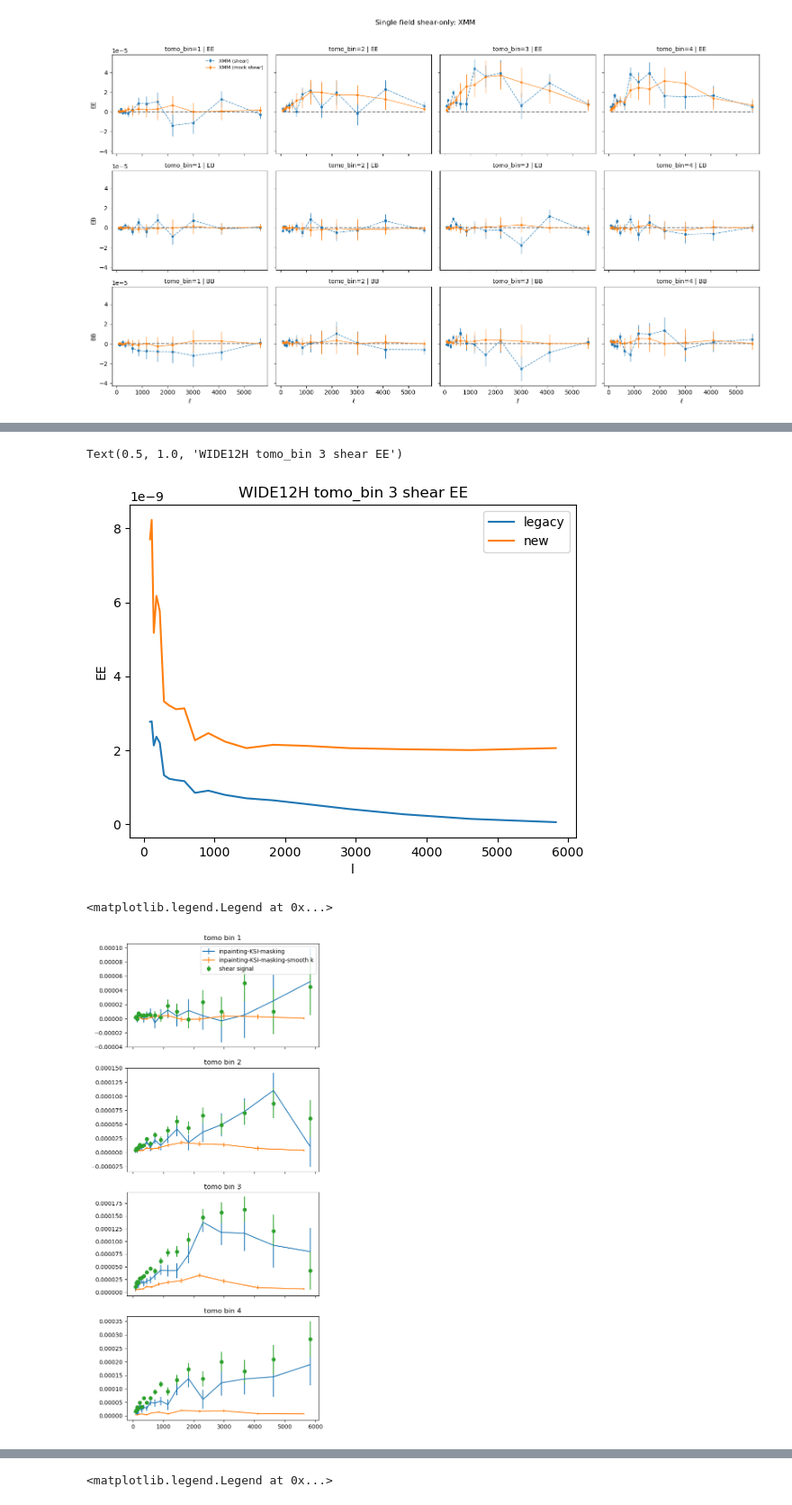
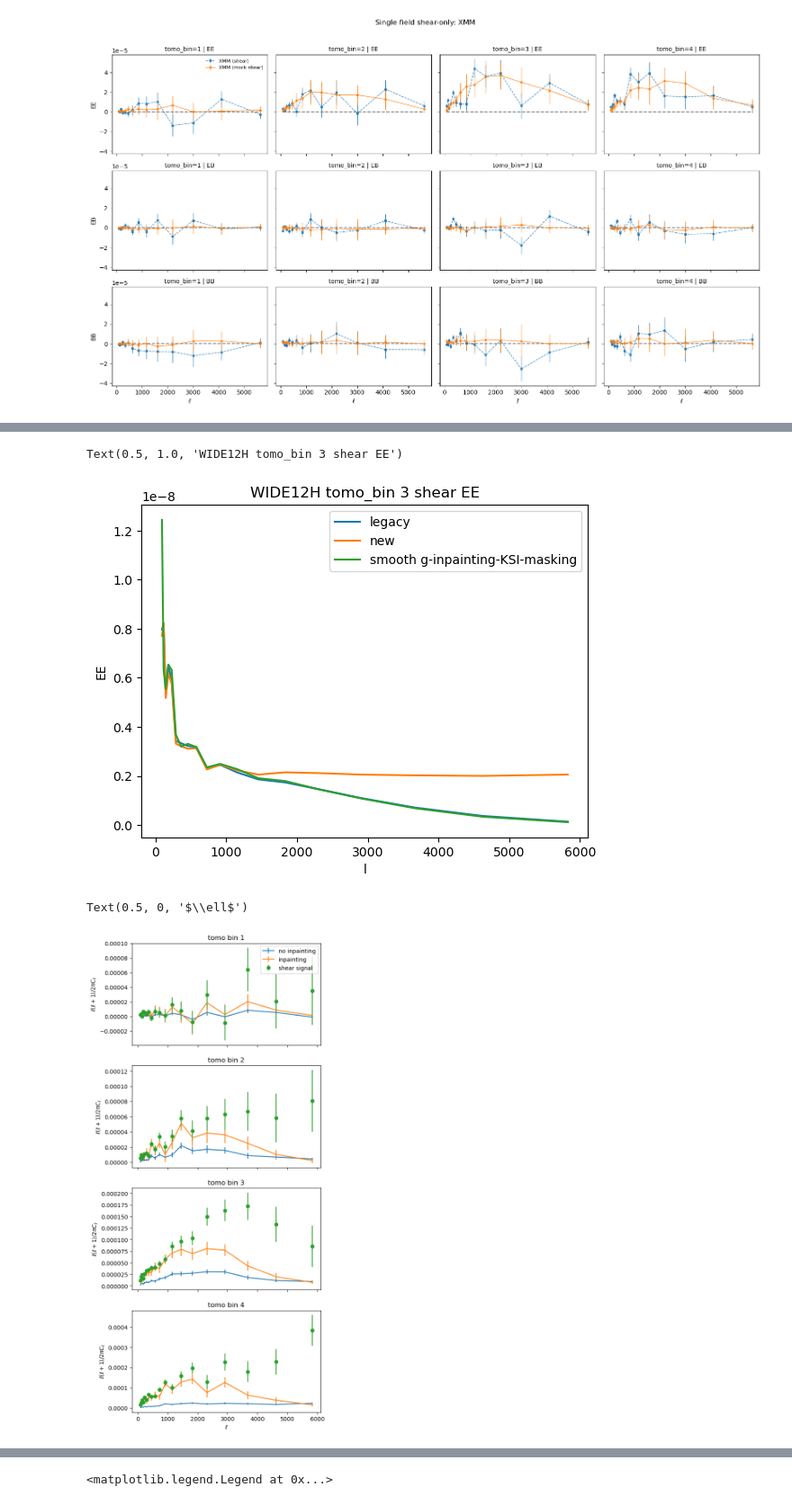
Before and after one commit to MeloDi-23/HSC-NG-Y3, a Jupyter notebook: kappa_signal_final_tomobin.ipynb, the cells around one changed output, grey strips where cells are left out. Shown at 90% size. Cells and saved outputs as stored; diff of their text form; code cells hidden in the pictures.

Commit message:
add new smoothing and test with that

```diff
--- a/kappa_signal_final_tomobin.ipynb
+++ b/kappa_signal_final_tomobin.ipynb
@@ -165,10 +165,11 @@ for procedure in [
 for procedure in [
     'smooth g-inpainting-KSI-masking',
     'smooth g-KSI-masking',
-    'KSI-masking-smooth k',
-    'inpainting-KSI-masking-smooth k',
+    'smooth g-inpainting-KSI-masking-smooth k',
+    # 'KSI-masking-smooth k',
+    # 'inpainting-KSI-masking-smooth k',
     # 'KSI-masking',
-    'inpainting-KSI-masking'
+    # 'inpainting-KSI-masking'
 ]:
     for field in name_fields:
         for zbin in [1,2,3,4]:
@@ -246,7 +247,7 @@ def weighted_average_shear(mode_name, tomo_bin, _slice, weight='inverse_cov', us
             # stat_g = array2dict_k(np.loadtxt(f"results/Cl_results_{field}_smooth_g_z{tomo_bin}_negg2_smooth.txt"))      # smoothed here.
             stat_g = array2dict_k(np.loadtxt(f"results/Cl_results_shear_{field}_z{tomo_bin}_negg2_masked_smooth.txt"))      # smoothed here.
         else:
-            stat_g = array2dict_k(np.loadtxt(f"results/Cl_results_{field}_smooth_g_z{tomo_bin}_negg2_cmp.txt"))         # no smooth
+            stat_g = array2dict_k(np.loadtxt(f"results/Cl_results_shear_{field}_z{tomo_bin}_negg2_unsmooth.txt"))         # no smooth
 
         s_real = stat_g[mode_name] - stat_g[f"{mode_name}_rm"]
 
@@ -421,7 +422,15 @@ for ax, tb in zip(axes, tomobins):
         ell_factor = ls * (ls + 1) / (2 * np.pi)
         y = ell_factor * s_g
         yerr = ell_factor * np.sqrt(np.diag(C_gg))
-        ax.errorbar(ls, y, yerr=yerr, fmt=fmt, ms=3, lw=1, label=mode_name)
+        line = ax.errorbar(ls, y, yerr=yerr, fmt=fmt, ms=3, lw=1, label=mode_name)
+
+        ls, s_g, C_gg, _ = weighted_average_shear(
+            mode_name, tb, selected_slice, weight=weight, use_legacy=True
+        )
+        ell_factor = ls * (ls + 1) / (2 * np.pi)
+        y = ell_factor * s_g
+        yerr = ell_factor * np.sqrt(np.diag(C_gg))
+        ax.errorbar(ls, y, yerr=yerr, fmt=fmt, ms=3, lw=1, label=f"{mode_name} (smooth)")
 
     ax.axhline(0, ls.min(), ls.max(), ls="--", color="gray")
     ax.set_title(f"tomo_bin = {tb}")
@@ -510,11 +519,21 @@ for tomo in [1, 2, 3, 4]:
     # ls, s_icov, C_icov, SN_icov = weighted_average_signoise(mode_name, procedure, tomo, selected_slice, weight=weight)
     # ax.errorbar(ls, s_icov, np.sqrt([C_icov[i,i] for i in range(len(ls))]), label=procedure)
 
+    procedure = 'smooth g-inpainting-KSI-masking'
+    ls, s_k, C_kk, SN_k = weighted_average_signoise(mode_name, procedure, tomo, selected_slice, weight=weight)
+    ax.plot(ls, s_k, marker='o', linestyle='', label=procedure)
+
+
+    procedure = 'smooth g-KSI-masking'
+    ls, s_k, C_kk, SN_k = weighted_average_signoise(mode_name, procedure, tomo, selected_slice, weight=weight)
+    ax.plot(ls, s_k, marker='o', linestyle='', label=procedure)
+
     ls, s_g, C_gg, SN_g = weighted_average_shear_signoise(mode_name, tomo, selected_slice, weight=weight, name_fields=['XMM'])
     ax.plot(ls, s_g, marker='', linestyle='--', label='shear signal')
 
     ls, s_g, C_gg, SN_g = weighted_average_shear_signoise(mode_name, tomo, selected_slice, weight=weight, use_legacy=True, name_fields=['XMM'])
     ax.plot(ls, s_g, marker='', linestyle='--', label='shear signal (smoothing)')
+
     ax.hlines(0, ls.min(), ls.max(), linestyles='--', colors='grey')
     ax.set_title(f'tomo bin {tomo}')
 # axes[0].set_xlim(0, 1000)
@@ -525,49 +544,55 @@ axes[0].legend()
 # %%
 field = 'WIDE12H'
 tomo_bin = 3
+pipeline = 'smooth g-inpainting-KSI-masking'
 
-stat_g_legacy = array2dict_k(np.loadtxt(f"results/Cl_results_{field}_smooth_g_z{tomo_bin}_negg2_smooth.txt"))
-stat_g = array2dict_k(np.loadtxt(f"results/Cl_results_{field}_smooth_g_z{tomo_bin}_negg2_cmp.txt"))
+stat_g_legacy = array2dict_k(np.loadtxt(f"results/Cl_results_shear_{field}_z{tomo_bin}_negg2_masked_smooth.txt"))
+stat_g = array2dict_k(np.loadtxt(f"results/Cl_results_shear_{field}_z{tomo_bin}_negg2_unsmooth.txt"))
+stat_k = array2dict_k(np.loadtxt(f"results/Cl_results_{field}_{pipeline}_z{tomo_bin}.txt"))
 
 plt.plot(stat_g_legacy['ls'], stat_g_legacy['EE'], label='legacy')
 plt.plot(stat_g['ls'], stat_g['EE'], label='new')
+plt.plot(stat_k['ls'], stat_k['EE'], label=pipeline)
 plt.legend()
 plt.xlabel('l')
 plt.ylabel('EE')
 plt.title(f'{field} tomo_bin {tomo_bin} shear EE')
 # %% [output]
 Text(0.5, 1.0, 'WIDE12H tomo_bin 3 shear EE')
-[figure, old version]
+[figure, new version]
 # %%
 fig, axes = plt.subplots(4, 1, figsize=(6, 15), sharex=True)
-
-procedure = 'inpainting-KSI-masking'
+name_fields = ['XMM', 'VVDS', 'GAMA09H', 'GAMA15H', 'HECTOMAP']
+procedure = 'smooth g-inpainting-KSI-masking'
+weight = 'galaxy_number'
 selected_slice = slice(None, None)
 
 mode_name = 'EE'
 for tomo in [1, 2, 3, 4]:
     ax = axes[tomo-1]
-    procedure = 'inpainting-KSI-masking'
+    procedure = 'smooth g-KSI-masking'
     ls, s_icov, C_icov, SN_icov = weighted_average(mode_name, procedure, tomo, selected_slice, weight=weight)
 
     factor = ls * (ls + 1) / (2 * np.pi)
-    ax.errorbar(ls, s_icov * factor, np.sqrt([C_icov[i,i] for i in range(len(ls))]) * factor, label=procedure)
+    ax.errorbar(ls, s_icov * factor, np.sqrt([C_icov[i,i] for i in range(len(ls))]) * factor, label='no inpainting')
 
-    procedure = 'inpainting-KSI-masking-smooth k'
+    procedure = 'smooth g-inpainting-KSI-masking'
     ls, s_icov, C_icov, SN_icov = weighted_average(mode_name, procedure, tomo, selected_slice, weight=weight)
     factor = ls * (ls + 1) / (2 * np.pi)
-    ax.errorbar(ls, s_icov * factor, np.sqrt([C_icov[i,i] for i in range(len(ls))]) * factor, label=procedure)
+    ax.errorbar(ls, s_icov * factor, np.sqrt([C_icov[i,i] for i in range(len(ls))]) * factor, label='inpainting')
 
     ls, s_g, C_gg, SN_g = weighted_average_shear(mode_name, tomo, selected_slice, weight=weight)
     factor = ls * (ls + 1) / (2 * np.pi)
     ax.errorbar(ls, s_g * factor, np.sqrt([C_gg[i,i] for i in range(len(ls))]) * factor, marker='o', linestyle='', label='shear signal')
     # ax.hlines(0, ls.min(), ls.max(), linestyles='--', colors='grey')
     ax.set_title(f'tomo bin {tomo}')
+    ax.set_ylabel(r'$\ell(\ell+1) / 2\pi C_\ell$')
 # axes[0].set_xlim(0, 1000)
 axes[0].legend()
+axes[-1].set_xlabel('$\ell$')
 # %% [output]
-<matplotlib.legend.Legend at 0x...>
+Text(0.5, 0, '$\\ell$')
-[figure, old version]
+[figure, new version]
 # %%
 # plot 3 modes for example
 
```
Also changed, not shown: parts of 5 cells of this notebook, 6 other files.
